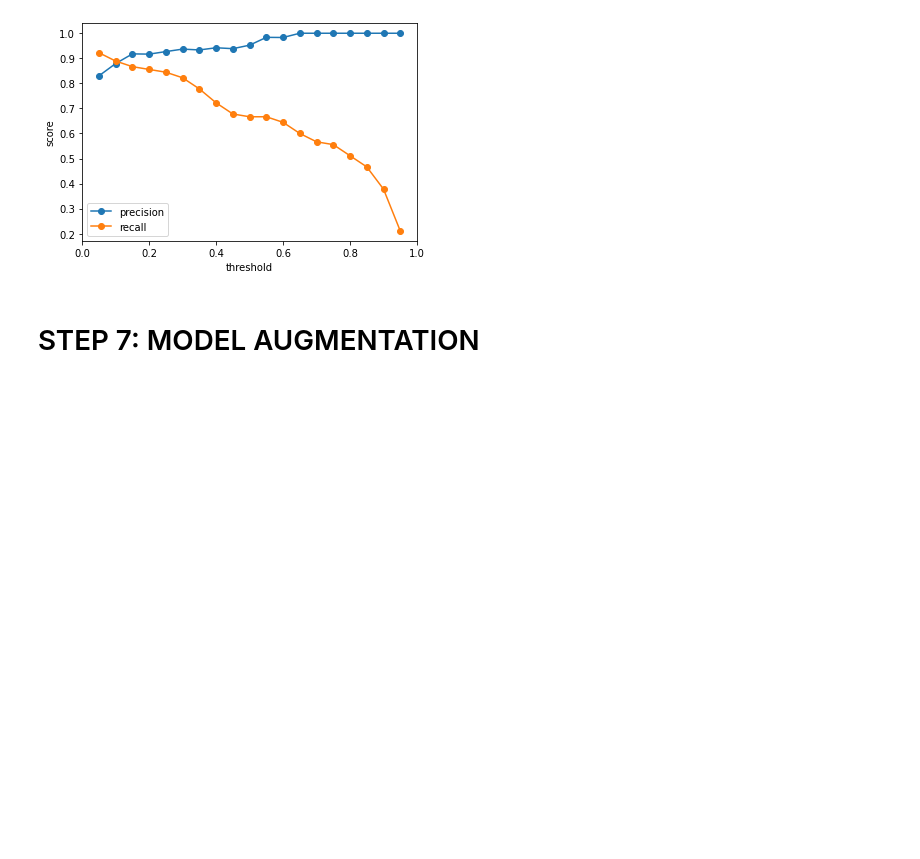
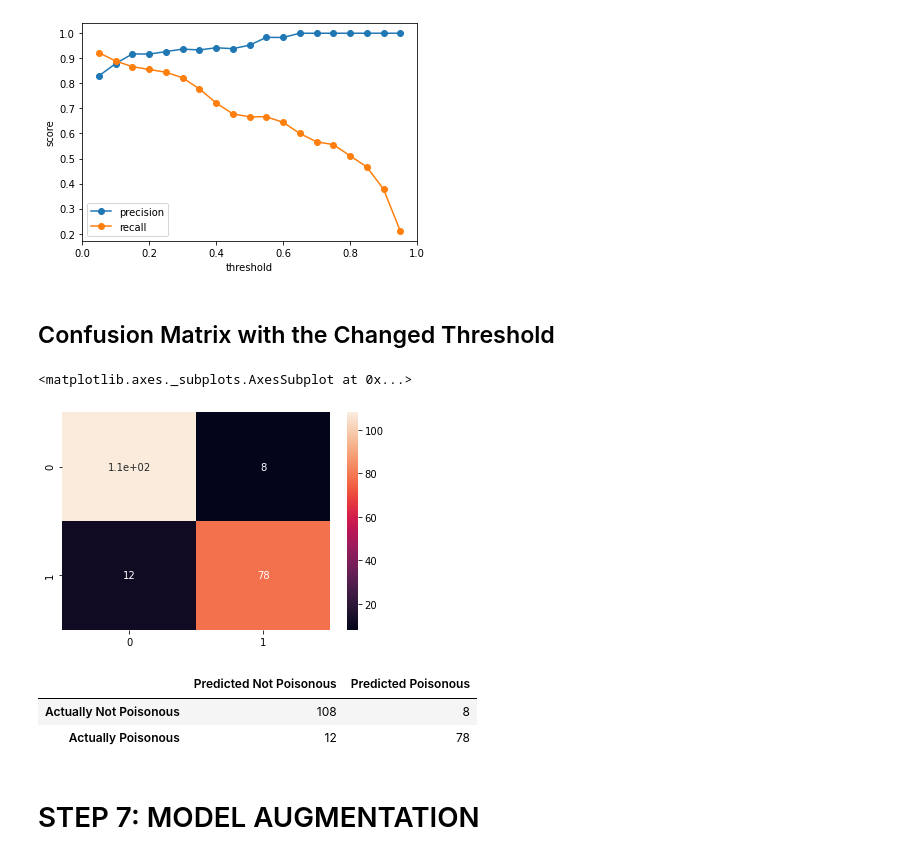
Before and after one commit to FunCodingPanda/Image_Classification, a Jupyter notebook: Mushroom_Capstone.ipynb, the cells around one changed output. Saved outputs shown, nothing was run; the diff lists cells and outputs as text; code cells hidden in the pictures; blank space fills up the shorter version.

Commit message:
Add CM to VGG and Changed Threshold for CNN Model

```diff
--- a/Mushroom_Capstone.ipynb
+++ b/Mushroom_Capstone.ipynb
@@ -396,3 +384,14 @@ plt.legend()
 plt.show()
 # %% [output]
 [figure]
+# %% [markdown]
+## Confusion Matrix with the Changed Threshold
+# %%
+y_pred2 = np.where(y_pred >= 0.2, 1, 0)
+# %%
+change_threshold_cm = confusion_matrix(y_test, y_pred2)
+plt.figure(figsize = (6,4))
+sns.heatmap(change_threshold_cm, annot=True)
+# %% [output]
+<matplotlib.axes._subplots.AxesSubplot at 0x...>
+[figure, added]
@@ -399,3 +400,11 @@ plt.show()
+# %%
+threshold_df.columns = ['Predicted Not Poisonous', 'Predicted Poisonous']
+threshold_final_df = threshold_df.rename(index={0: 'Actually Not Poisonous', 1: 'Actually Poisonous'})
+threshold_final_df
+# %% [output]
+|  | Predicted Not Poisonous | Predicted Poisonous |
+| Actually Not Poisonous | 108 | 8 |
+| Actually Poisonous | 12 | 78 |
 # %% [markdown]
 # STEP 7: MODEL AUGMENTATION
 # %% [markdown]
```
Also changed, not shown: parts of 16 cells of this notebook.
